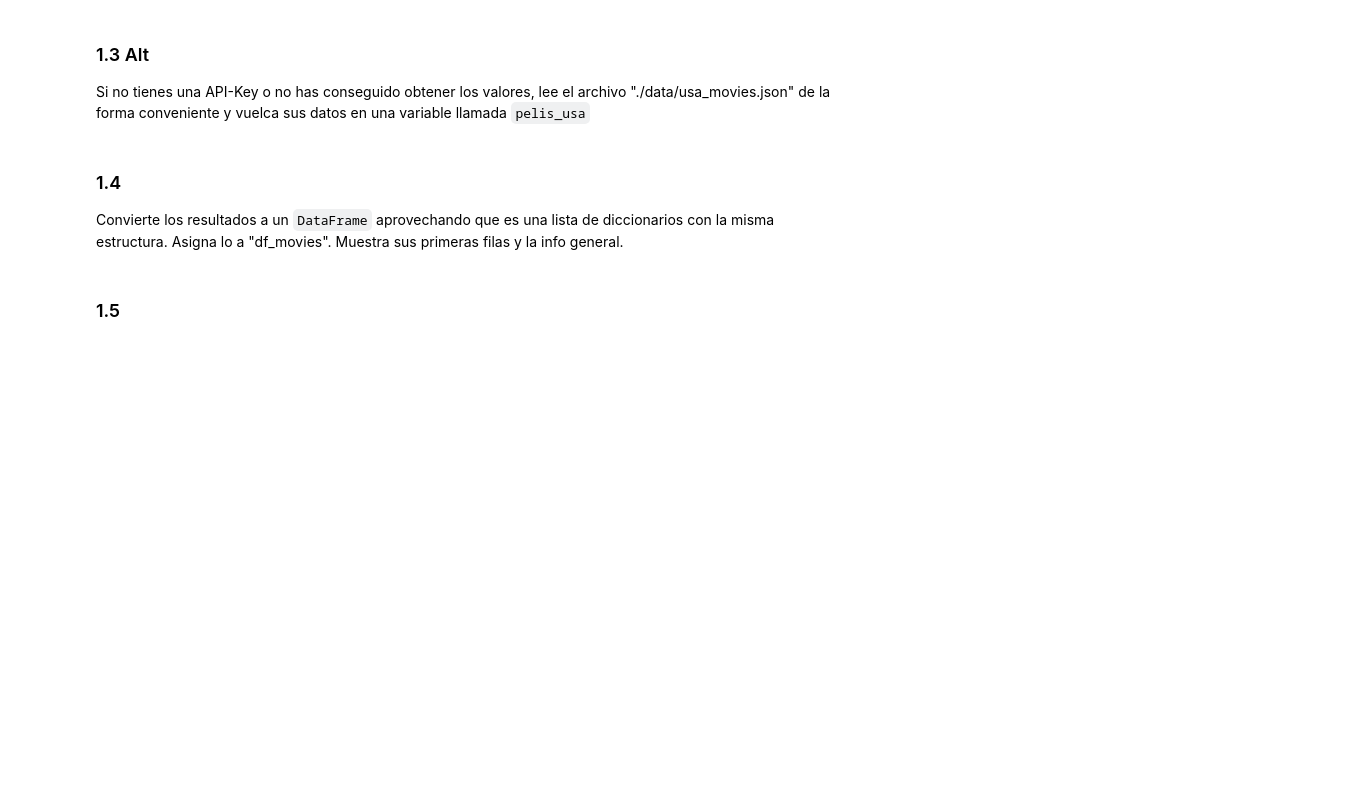
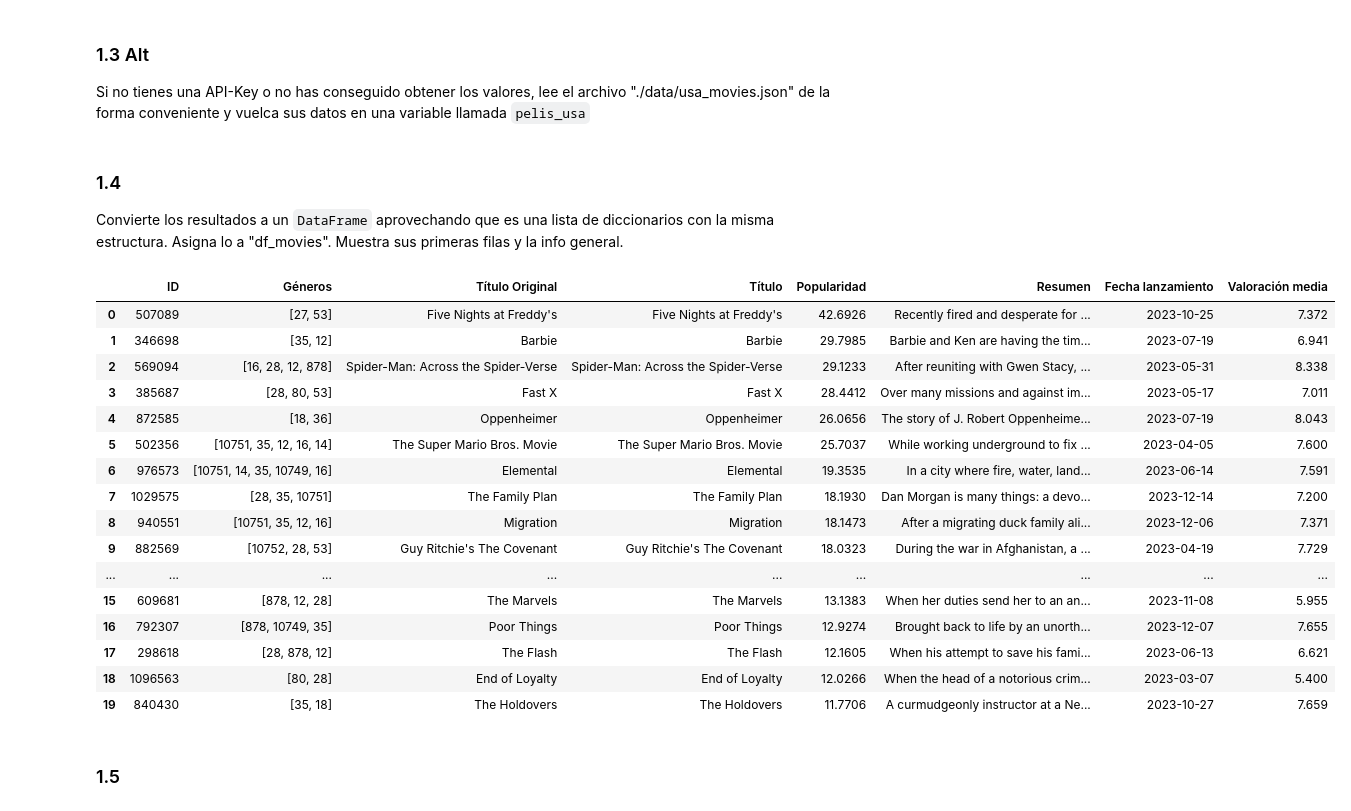
Before and after one commit to AQuindimil/DS-Online_AQR, a Jupyter notebook: 03_Data_Analysis/Sprint_06/Unidad_02_Procesado_Datos_Externos_Web_Scraping_APIs/03_Practica_Obligatoria/18_Practica_Obligatoria_Web_Scraping_APIs.ipynb, the cells around one changed output. Drawn from its saved outputs; the diff is of its cells as text; code cells hidden in the pictures; blank space fills up the shorter version.

```diff
--- a/03_Data_Analysis/Sprint_06/Unidad_02_Procesado_Datos_Externos_Web_Scraping_APIs/03_Practica_Obligatoria/18_Practica_Obligatoria_Web_Scraping_APIs.ipynb
+++ b/03_Data_Analysis/Sprint_06/Unidad_02_Procesado_Datos_Externos_Web_Scraping_APIs/03_Practica_Obligatoria/18_Practica_Obligatoria_Web_Scraping_APIs.ipynb
@@ -81,7 +105,17 @@ Donde tendrá que incluir los parámetros "api_key" con valor tu api_key para TM
 Ojo el valor del nombre de Estados Unidos en este caso no es USA, pero casi.
 
 EXTRA: Hay una forma de que te devuelva los datos en español cuando corresponda, a ver si lo logras.
+# %%
+
+
+# Parámetros del query para las películas de USA
+url_usa= base_url + Endpoint3 + "?primary_release_year=2023&sort_by=popularity.desc&with_origin_country=US&language=en_US"
+response_usa=requests.request("GET", url_usa, headers=headers)
 # %% [markdown]
 ### 1.3
 
 Escribe el código de respuesta y su explicación. Vuelca los datos de la respuesta en una variable `datos_usa` (es decir el resultado del metodo `json`). Muestra los campos del json de respuesta y decide cuál es el que vamos a usar para extrarer los datos. Muestra los valores para ese campo y luego asignalo a la variable `pelis_usa`.
+# %%
+#Obtenemos los datos a través del método json()
+datos_usa=response_usa.json()
+datos_usa
@@ -88,3 +140,19 @@ Escribe el código de respuesta y su explicación. Vuelca los datos de la respue
+# %%
+#Creamos una lista de diccionarios con los datos de las 20 películas
+lista_peliculas=[]
+
+for datos_pelicula in datos_usa["results"]:
+    datos_salida={}
+    datos_salida["ID"]=datos_pelicula["id"]
+    datos_salida["Géneros"]=datos_pelicula["genre_ids"]
+    datos_salida["Título Original"]=datos_pelicula["original_title"]
+    datos_salida["Título"]=datos_pelicula["title"]
+    datos_salida["Popularidad"]=datos_pelicula["popularity"]
+    datos_salida["Resumen"]=datos_pelicula["overview"]
+    datos_salida["Fecha lanzamiento"]=datos_pelicula["release_date"]
+    datos_salida["Valoración media"]=datos_pelicula["vote_average"]
+
+    lista_peliculas.append(datos_salida)
 # %% [markdown]
 ### 1.3 Alt
 
@@ -96,3 +168,25 @@ Convierte los resultados a un `DataFrame` aprovechando que es una lista de dicci
+# %%
+df_peliculas=pd.DataFrame(lista_peliculas)
+# %%
+df_peliculas
+# %% [output]
+|  | ID | Géneros | Título Original | Título | Popularidad | Resumen | Fecha lanzamiento | Valoración media |
+| 0 | 507089 | [27, 53] | Five Nights at Freddy's | Five Nights at Freddy's | 42.6926 | Recently fired and desperate for ... | 2023-10-25 | 7.372 |
+| 1 | 346698 | [35, 12] | Barbie | Barbie | 29.7985 | Barbie and Ken are having the tim... | 2023-07-19 | 6.941 |
+| 2 | 569094 | [16, 28, 12, 878] | Spider-Man: Across the Spider-Verse | Spider-Man: Across the Spider-Verse | 29.1233 | After reuniting with Gwen Stacy, ... | 2023-05-31 | 8.338 |
+| 3 | 385687 | [28, 80, 53] | Fast X | Fast X | 28.4412 | Over many missions and against im... | 2023-05-17 | 7.011 |
+| 4 | 872585 | [18, 36] | Oppenheimer | Oppenheimer | 26.0656 | The story of J. Robert Oppenheime... | 2023-07-19 | 8.043 |
+| 5 | 502356 | [10751, 35, 12, 16, 14] | The Super Mario Bros. Movie | The Super Mario Bros. Movie | 25.7037 | While working underground to fix ... | 2023-04-05 | 7.600 |
+| 6 | 976573 | [10751, 14, 35, 10749, 16] | Elemental | Elemental | 19.3535 | In a city where fire, water, land... | 2023-06-14 | 7.591 |
+| 7 | 1029575 | [28, 35, 10751] | The Family Plan | The Family Plan | 18.1930 | Dan Morgan is many things: a devo... | 2023-12-14 | 7.200 |
+| 8 | 940551 | [10751, 35, 12, 16] | Migration | Migration | 18.1473 | After a migrating duck family ali... | 2023-12-06 | 7.371 |
+| 9 | 882569 | [10752, 28, 53] | Guy Ritchie's The Covenant | Guy Ritchie's The Covenant | 18.0323 | During the war in Afghanistan, a ... | 2023-04-19 | 7.729 |
+| ... | ... | ... | ... | ... | ... | ... | ... | ... |
+| 15 | 609681 | [878, 12, 28] | The Marvels | The Marvels | 13.1383 | When her duties send her to an an... | 2023-11-08 | 5.955 |
+| 16 | 792307 | [878, 10749, 35] | Poor Things | Poor Things | 12.9274 | Brought back to life by an unorth... | 2023-12-07 | 7.655 |
+| 17 | 298618 | [28, 878, 12] | The Flash | The Flash | 12.1605 | When his attempt to save his fami... | 2023-06-13 | 6.621 |
+| 18 | 1096563 | [80, 28] | End of Loyalty | End of Loyalty | 12.0266 | When the head of a notorious crim... | 2023-03-07 | 5.400 |
+| 19 | 840430 | [35, 18] | The Holdovers | The Holdovers | 11.7706 | A curmudgeonly instructor at a Ne... | 2023-10-27 | 7.659 |
 # %% [markdown]
 ### 1.5
 # %% [markdown]
```
Also changed, not shown: parts of 16 cells of this notebook.
